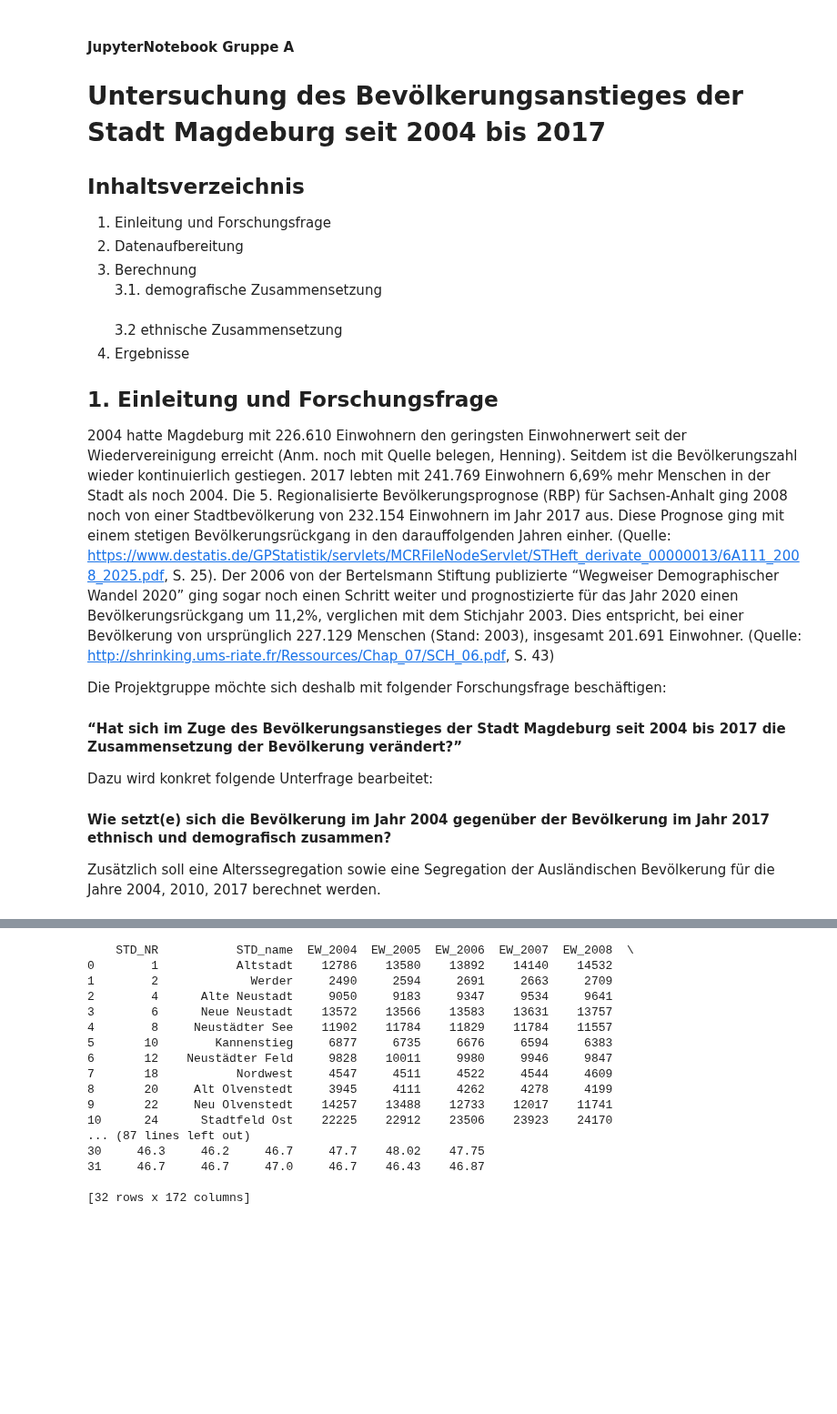
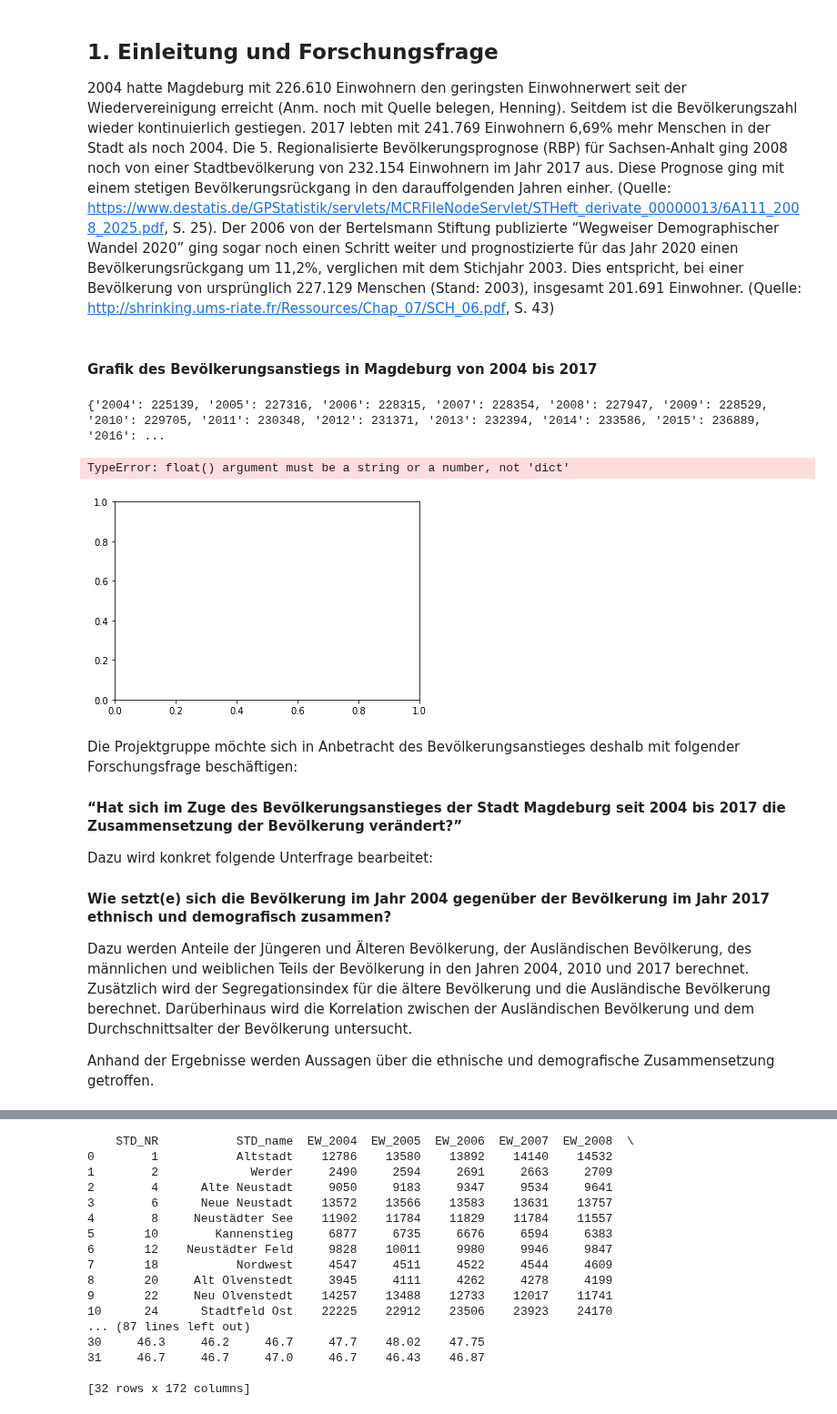
Before and after one commit to tschroeder10961/datascience-urban-segregation, a Jupyter notebook: GruppeA/Gruppe A Jupyter.ipynb, the cells around one changed output, grey strips where cells are left out. Shown at 91% size. Cells and saved outputs as stored; diff of their text form; code cells hidden in the pictures; blank space fills up the shorter version.

Commit message:
Add files via upload
neue Struktur, plot Einwohnerentwicklung

```diff
--- a/GruppeA/Gruppe A Jupyter.ipynb
+++ b/GruppeA/Gruppe A Jupyter.ipynb
@@ -1,30 +17,57 @@
 # %% [markdown]
-#### JupyterNotebook Gruppe A
-# Untersuchung des Bevölkerungsanstieges der Stadt Magdeburg seit 2004 bis 2017
-
-
-## Inhaltsverzeichnis
-1. Einleitung und Forschungsfrage
-2. Datenaufbereitung
-3. Berechnung
-<br> 3.1. demografische Zusammensetzung <br/>
-<br> 3.2  ethnische Zusammensetzung <br/>
-4. Ergebnisse
-
-
-
 ## 1. Einleitung und Forschungsfrage
 
 2004 hatte Magdeburg mit 226.610 Einwohnern den geringsten Einwohnerwert seit der Wiedervereinigung erreicht (Anm. noch mit Quelle belegen, Henning). Seitdem ist die Bevölkerungszahl wieder kontinuierlich gestiegen. 2017 lebten mit 241.769 Einwohnern 6,69% mehr Menschen in der Stadt als noch 2004. Die 5. Regionalisierte Bevölkerungsprognose (RBP) für Sachsen-Anhalt ging 2008 noch von einer Stadtbevölkerung von 232.154 Einwohnern im Jahr 2017 aus. Diese Prognose ging mit einem stetigen Bevölkerungsrückgang in den darauffolgenden Jahren einher. (Quelle: https://www.destatis.de/GPStatistik/servlets/MCRFileNodeServlet/STHeft_derivate_00000013/6A111_2008_2025.pdf, S. 25). Der 2006 von der Bertelsmann Stiftung publizierte “Wegweiser Demographischer Wandel 2020” ging sogar noch einen Schritt weiter und prognostizierte für das Jahr 2020 einen Bevölkerungsrückgang um 11,2%, verglichen mit dem Stichjahr 2003. Dies entspricht, bei einer Bevölkerung von ursprünglich 227.129 Menschen (Stand: 2003), insgesamt 201.691 Einwohner. (Quelle: http://shrinking.ums-riate.fr/Ressources/Chap_07/SCH_06.pdf, S. 43)
-
-Die Projektgruppe möchte sich deshalb mit folgender Forschungsfrage beschäftigen:
-
-#### “Hat sich im Zuge des Bevölkerungsanstieges der Stadt Magdeburg seit 2004 bis 2017 die Zusammensetzung der Bevölkerung verändert?”
-
-Dazu wird konkret folgende Unterfrage bearbeitet:
-#### Wie setzt(e) sich die Bevölkerung im Jahr 2004 gegenüber der Bevölkerung im Jahr 2017 ethnisch und demografisch zusammen?
-
-Zusätzlich soll eine Alterssegregation sowie eine Segregation der Ausländischen Bevölkerung für die Jahre 2004, 2010, 2017 berechnet werden.
+# %% [markdown]
+#### Grafik des Bevölkerungsanstiegs in Magdeburg von 2004 bis 2017
+# %%
+#Importieren des Python-Pakets Pandas
+import pandas as pd
+
+#Einlesen des Forschungsdatensatzes der Version 007
+magdeb007 = pd.read_csv("MagdeburgBereinigterDatensatzVers_demo_007.csv", sep = ";", decimal=",")
+
+#Importieren des Python-Pakets matplot.lib
+import matplotlib.pyplot as plt
+
+#Liste/Dictionary erstellen für die Einwohnerentwicklung von 2004 bis 2017
+einwohner04bis17 = [2004: sum(magdeb007['EW_2004']),
+                    '2005':sum(magdeb007['EW_2005']),
+                    '2006':sum(magdeb007['EW_2006']),
+                    '2007':sum(magdeb007['EW_2007']),
+                    '2008':sum(magdeb007['EW_2008']),
+                    '2009':sum(magdeb007['EW_2009']),
+                    '2010':sum(magdeb007['EW_2010']),
+                    '2011':sum(magdeb007['EW_2011']),
+                    '2012':sum(magdeb007['EW_2012']),
+                    '2013':sum(magdeb007['EW_2013']),
+                    '2014':sum(magdeb007['EW_2014']),
+                    '2015':sum(magdeb007['EW_2015']),
+                    '2016':sum(magdeb007['EW_2016']),
+                    '2017':sum(magdeb007['EW_2017'])]
+print(einwohner04bis17)
+
+#Plot erstellen
+plt.plot(einwohner04bis17)
+plt.show()
+
+
+men_means, men_std = (20, 35, 30, 35, 27), (2, 3, 4, 1, 2)
+# %% [output]
+{'2004': 225139, '2005': 227316, '2006': 228315, '2007': 228354, '2008': 227947, '2009': 228529, '2010': 229705, '2011': 230348, '2012': 231371, '2013': 232394, '2014': 233586, '2015': 236889, '2016': ...
+TypeError: float() argument must be a string or a number, not 'dict'
+[figure, added]
+# %% [markdown]
+Die Projektgruppe möchte sich in Anbetracht des Bevölkerungsanstieges deshalb mit folgender Forschungsfrage beschäftigen:
+
+#### “Hat sich im Zuge des Bevölkerungsanstieges der Stadt Magdeburg seit 2004 bis 2017 die Zusammensetzung der Bevölkerung verändert?”
+
+Dazu wird konkret folgende Unterfrage bearbeitet:
+#### Wie setzt(e) sich die Bevölkerung im Jahr 2004 gegenüber der Bevölkerung im Jahr 2017 ethnisch und demografisch zusammen?
+
+Dazu werden Anteile der Jüngeren und Älteren Bevölkerung, der Ausländischen Bevölkerung, des männlichen und weiblichen Teils der Bevölkerung in den Jahren 2004, 2010 und 2017 berechnet. Zusätzlich wird der Segregationsindex für die ältere Bevölkerung und die Ausländische Bevölkerung berechnet. Darüberhinaus wird die Korrelation zwischen der Ausländischen Bevölkerung und dem Durchschnittsalter der Bevölkerung untersucht.
+
+Anhand der Ergebnisse werden Aussagen über die ethnische und demografische Zusammensetzung getroffen.
 # %% [markdown]
 ## 2. Datenaufbereitung
 
```
Also changed, not shown: parts of 11 cells of this notebook.
